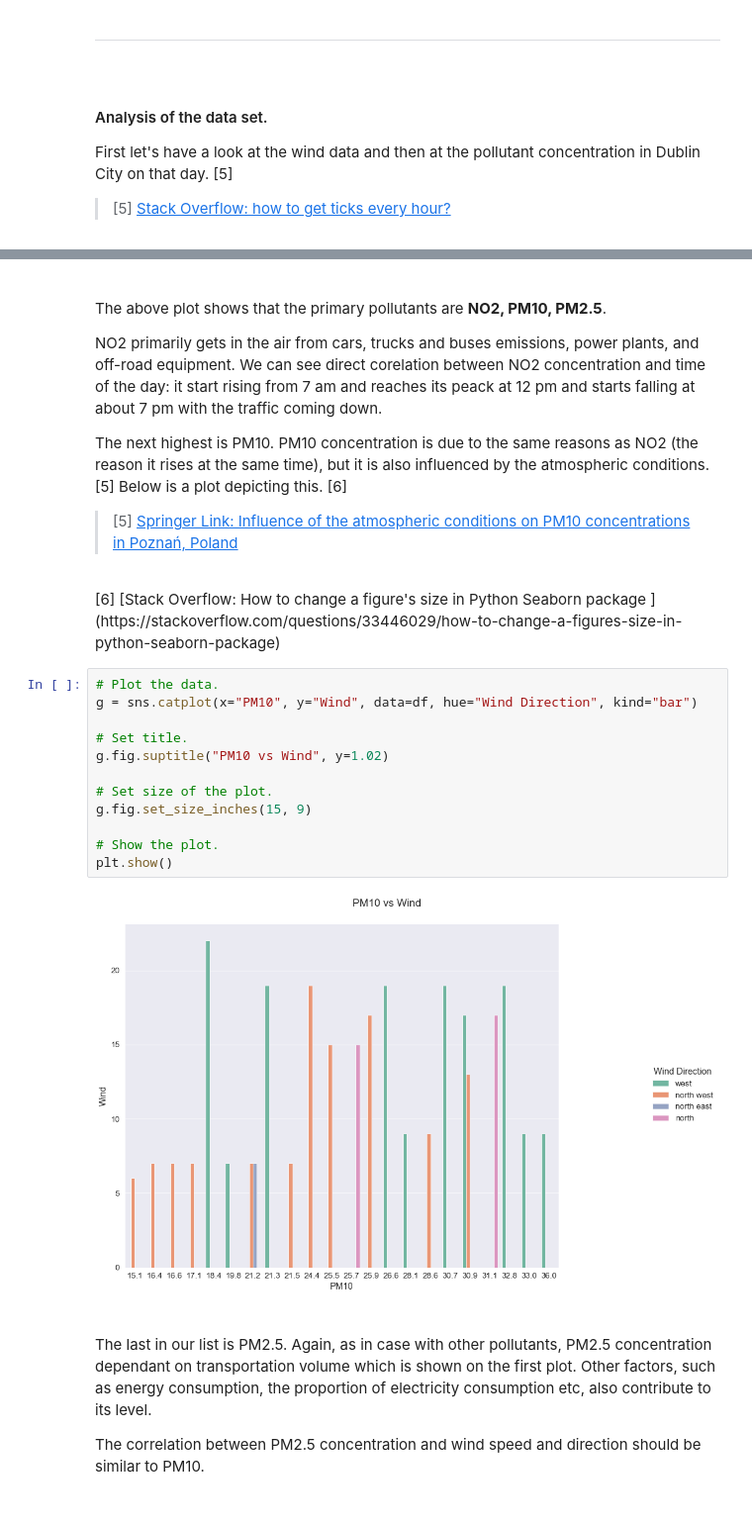
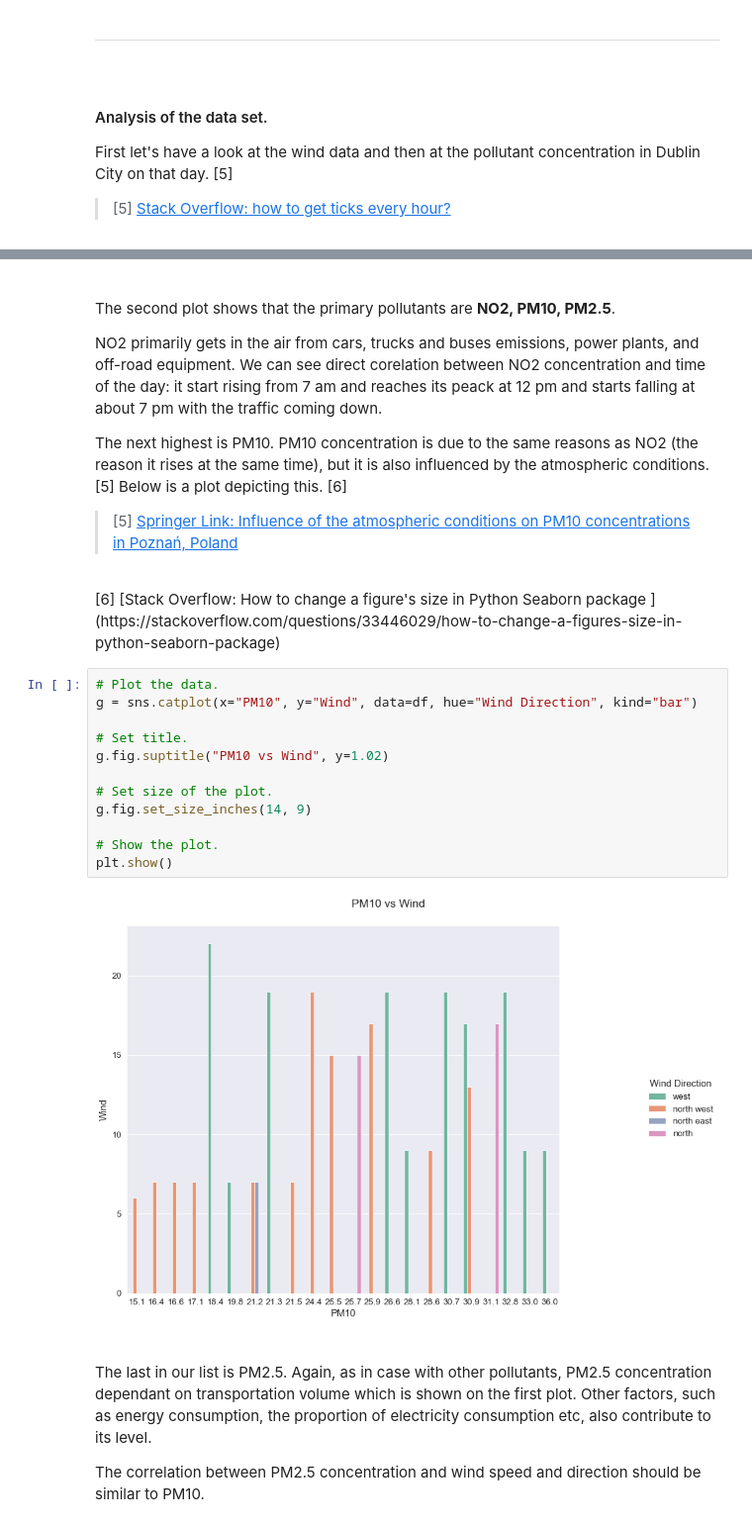
Before and after one commit to olgarozhdestvina/Air-Pollution-in-Dublin, a Jupyter notebook: Dublin_Air_Pollution.ipynb, the cells around one changed output, grey strips where cells are left out. Shown at 99% size. Cells and saved outputs as stored; diff of their text form.

```diff
--- a/Dublin_Air_Pollution.ipynb
+++ b/Dublin_Air_Pollution.ipynb
@@ -185,7 +175,7 @@ plt.show()
 # %% [markdown]
 <br>
 
-The above plot shows that the primary pollutants are __NO2, PM10, PM2.5__.
+The second plot shows that the primary pollutants are __NO2, PM10, PM2.5__.
 
 NO2 primarily gets in the air from cars, trucks and buses emissions, power plants, and off-road equipment. We can see direct corelation between NO2 concentration and time of the day: it start rising from 7 am and reaches its peack at 12 pm and starts falling at about 7 pm with the traffic coming down.
 
@@ -198,17 +188,17 @@ The next highest is PM10.  PM10 concentration is due to the same reasons as NO2
 # %%
 # Plot the data.
 g = sns.catplot(x="PM10", y="Wind", data=df, hue="Wind Direction", kind="bar")
 
 # Set title.
 g.fig.suptitle("PM10 vs Wind", y=1.02)
 
 # Set size of the plot.
-g.fig.set_size_inches(15, 9)
+g.fig.set_size_inches(14, 9)
 
 # Show the plot.
 plt.show()
 # %% [output]
-[figure, old version]
+[figure, new version]
 # %% [markdown]
 <br>
 
```
Also changed, not shown: parts of 9 cells of this notebook.
